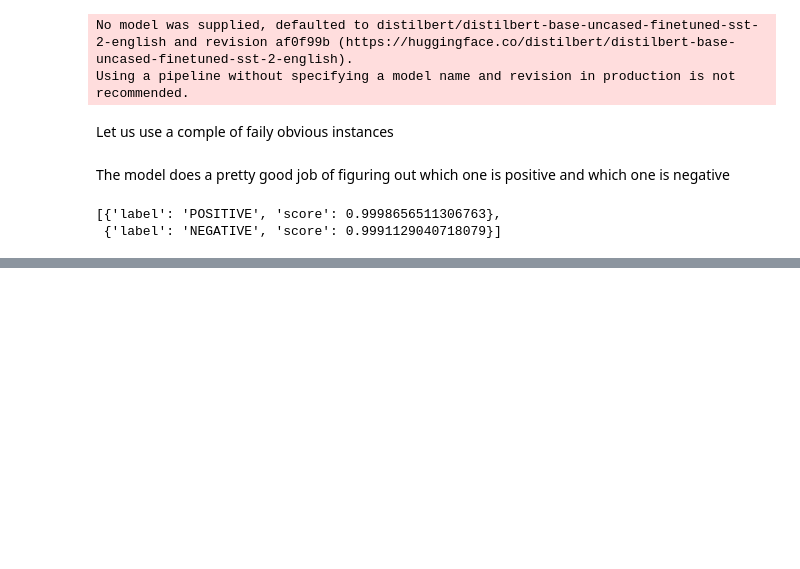
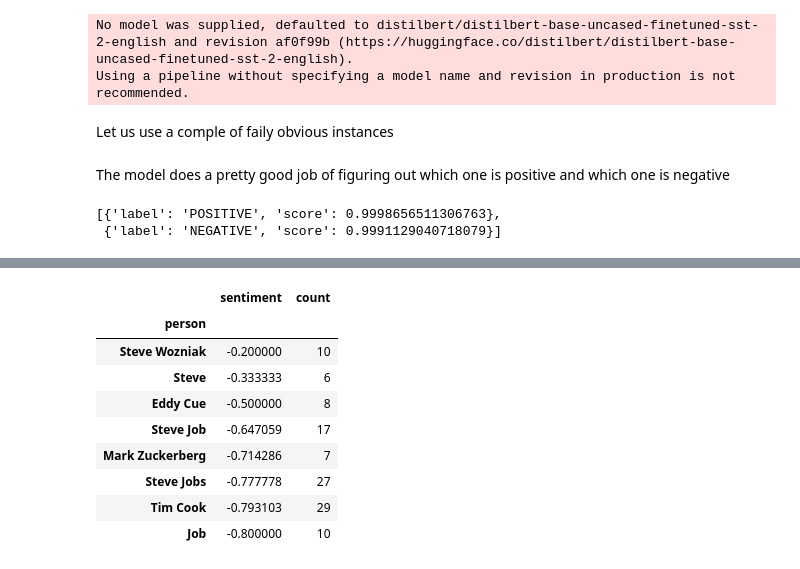
Before and after one commit to DataForScience/LLM4DS, a Jupyter notebook: 3. NLP with HuggingFace.ipynb, the cells around one changed output, grey strips where cells are left out. Cells and saved outputs as stored; diff of their text form; code cells hidden in the pictures; blank space fills up the shorter version.

```diff
--- a/3. NLP with HuggingFace.ipynb
+++ b/3. NLP with HuggingFace.ipynb
@@ -216,3 +327,16 @@ sentiment_pipeline(instances)
+# %%
+stats[stats['count']>=5].sort_values('sentiment', ascending=False)
+# %% [output]
+|  | sentiment | count |
+| person |  |  |
+| Steve Wozniak | -0.200000 | 10 |
+| Steve | -0.333333 | 6 |
+| Eddy Cue | -0.500000 | 8 |
+| Steve Job | -0.647059 | 17 |
+| Mark Zuckerberg | -0.714286 | 7 |
+| Steve Jobs | -0.777778 | 27 |
+| Tim Cook | -0.793103 | 29 |
+| Job | -0.800000 | 10 |
 # %% [markdown]
 <center>
      <img src="https://raw.githubusercontent.com/DataForScience/Networks/master/data/D4Sci_logo_full.png" alt="Data For Science, Inc" align="center" border="0" width=300px>
```
Also changed, not shown: parts of 27 cells of this notebook.
